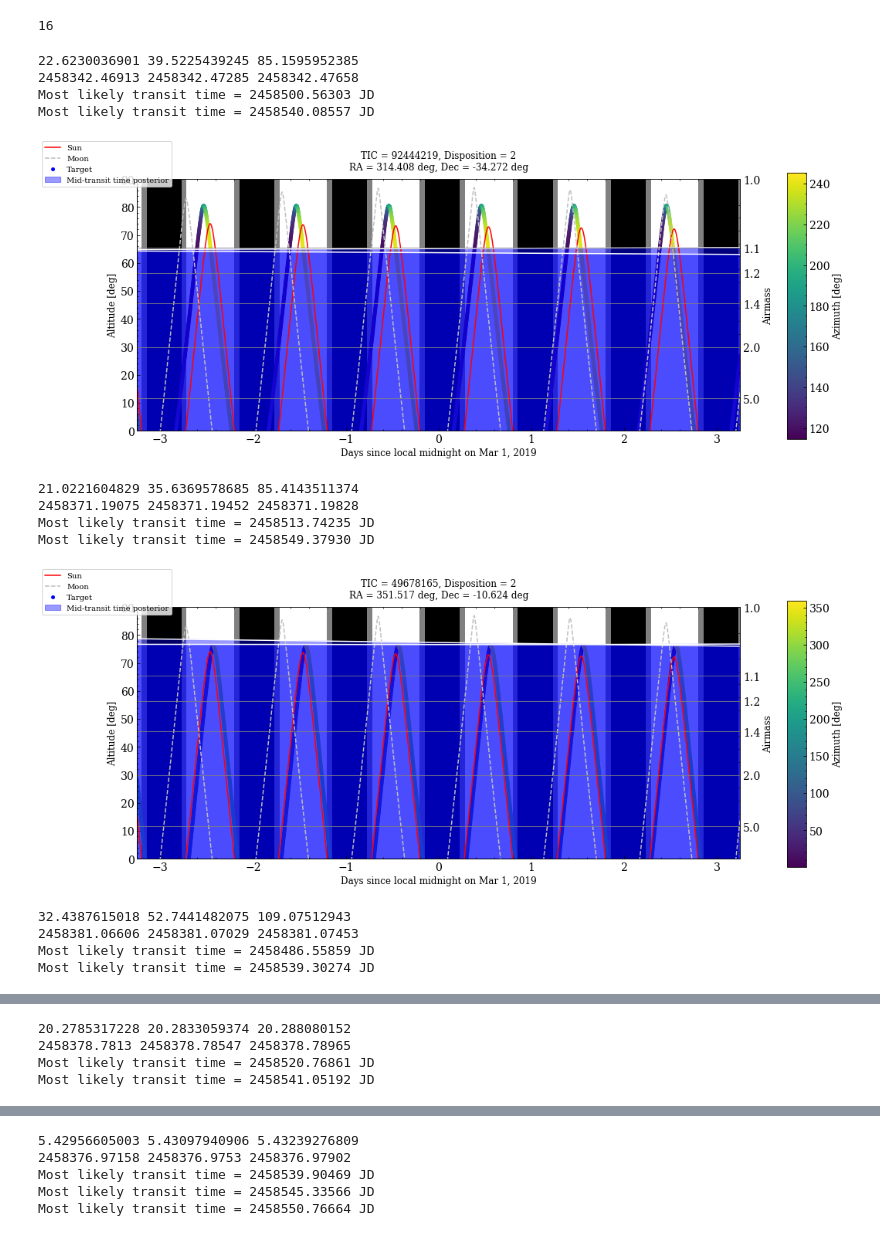
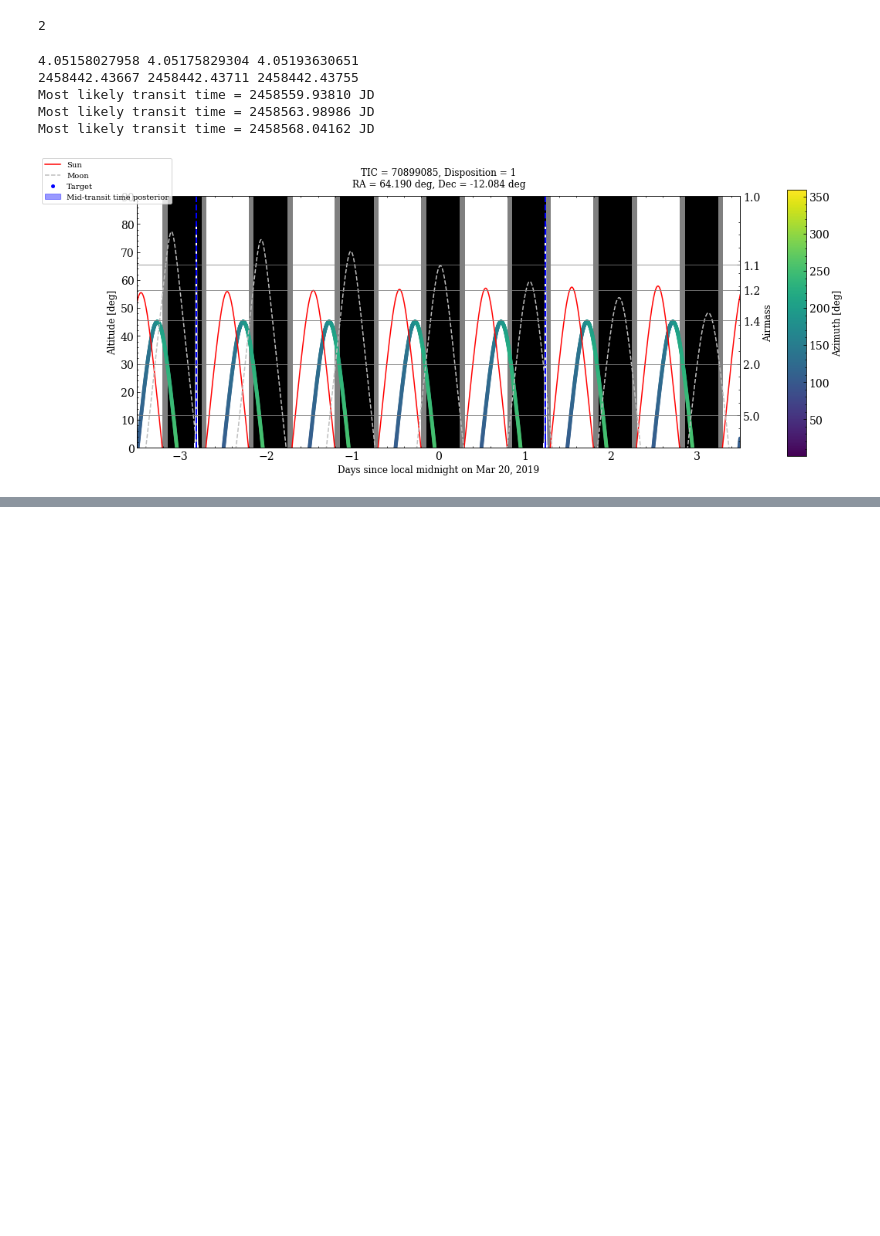
Before and after one commit to r-cloutier/mdwarfparams, a Jupyter notebook: Dragonfly_visibility.ipynb, the cells around one changed output, grey strips where cells are left out. Cells and saved outputs as stored; diff of their text form; code cells hidden in the pictures; blank space fills up the shorter version.

Commit message:
checked visibility of sector 5 and 6 targets. no luck

```diff
--- a/Dragonfly_visibility.ipynb
+++ b/Dragonfly_visibility.ipynb
@@ -11,12 +12,12 @@ import matplotlib.ticker
 %matplotlib inline
 # %%
 # get planet data
-self = loadpickle('PipelineResults_TIC/TIC_results_0_10000_det_8d4')
+self = loadpickle('PipelineResults_TIC_sector5/TIC_results_0_10000_det')
 g = self.disposition_human >= 0
 #assert g.sum() == 21
 print g.sum()
 # %% [output]
-16
+2
 # %%
 # get ephemerides
 g1 = np.in1d(self.disposition_human, [2,2.5])
@@ -43,7 +44,7 @@ dispositions_human = np.append(self.disposition_human[g1], self.disposition_huma
 #dispositions_human = self.disposition_human[g]
 # %%
 # define plotting functions
-def plot_visibility(TIC, disposition, ra_deg, dec_deg, loc, UTCoffset,
+def plot_visibility(TIC, disposition, ra_deg, dec_deg, loc, UTCoffset, pltfolder='DragonflyPlots',
                     Ps=np.zeros(0), T0s=np.zeros(0), duration_days=6, saveplt=False):
     '''Plot the visibility (i.e. altitude or airmass) of a source from a fixed ground-based observatory.'''
     c = SkyCoord(ra_deg, dec_deg, frame='icrs', unit='deg')
@@ -125,12 +126,11 @@ def plot_visibility(TIC, disposition, ra_deg, dec_deg, loc, UTCoffset,
     #ax2.set_xticks(xticks)
     #ax2.set_xticklabels(xticklabels)
     fig.legend(loc='upper left')
-    folder = 'DragonflyPlots/DragonflyPlots_sector12_NGTS'
     try:
-        os.mkdir(folder)
+        os.mkdir(pltfolder)
     except OSError:
         pass
-    plt.savefig('%s/Dragonfly_visibility_TIC%i.png'%(folder, TIC))
+    plt.savefig('%s/Dragonfly_visibility_TIC%i.png'%(pltfolder, TIC))
     plt.show()
 
 
@@ -163,32 +163,25 @@ def _compute_transit_times(P, ehiP, eloP, T0, ehiT0, eloT0, UTCoffset_obssite,
     return y_edges, x_edges, Tmids
 # %%
 # define observing location
-#lat = 32 + 54./60       # New mexico skies
-#lon = -105 + 32./60
+lat = 32 + 54./60       # New mexico skies
+lon = -105 + 32./60
+elevation = 2635        # meters
+UTCoffset = -6*u.hour   # New mexico
+#lat = -24 - 36./60      # NGTS at Paranal
+#lon = -70 - 23./60
 #elevation = 2635        # meters
-#UTCoffset = -6*u.hour   # New mexico
-lat = -24 - 36./60      # NGTS at Paranal
-lon = -70 - 23./60
-elevation = 2635        # meters
-UTCoffset = -4*u.hour   # New mexico
+#UTCoffset = -4*u.hour   # New mexico
 loc = EarthLocation(lat=lat*u.deg, lon=lon*u.deg, height=elevation*u.m)
-date_mid, date_str = '2019-3-1 00:00:00', 'Mar 1, 2019'
+date_mid, date_str = '2019-3-20 00:00:00', 'Mar 20, 2019'
 # %%
-for i in range(tics.size):
+for i in range(1,tics.size):
     plot_visibility(tics[i], dispositions_human[i], ras[i], decs[i], loc, UTCoffset, Ps=[Ps[i],ehiPs[i],eloPs[i]],
-                    T0s=[T0s[i],ehiT0s[i],eloT0s[i]], duration_days=6.5, saveplt=True)
+                    T0s=[T0s[i],ehiT0s[i],eloT0s[i]], duration_days=7, saveplt=True,
+                    pltfolder='DragonflyPlots/DragonflyPlots_sector5')
 # %% [output]
-22.6230036901 39.5225439245 85.1595952385
-2458342.46913 2458342.47285 2458342.47658
-Most likely transit time = 2458500.56303 JD
-Most likely transit time = 2458540.08557 JD
+4.05158027958 4.05175829304 4.05193630651
+2458442.43667 2458442.43711 2458442.43755
+Most likely transit time = 2458559.93810 JD
+Most likely transit time = 2458563.98986 JD
+Most likely transit time = 2458568.04162 JD
-[figure, old version]
+[figure, new version]
-21.0221604829 35.6369578685 85.4143511374
-2458371.19075 2458371.19452 2458371.19828
-Most likely transit time = 2458513.74235 JD
-Most likely transit time = 2458549.37930 JD
-[figure, removed]
-32.4387615018 52.7441482075 109.07512943
-2458381.06606 2458381.07029 2458381.07453
-Most likely transit time = 2458486.55859 JD
-Most likely transit time = 2458539.30274 JD
@@ -196,4 +187,0 @@ Most likely transit time = 2458539.30274 JD
-20.2785317228 20.2833059374 20.288080152
-2458378.7813 2458378.78547 2458378.78965
-Most likely transit time = 2458520.76861 JD
-Most likely transit time = 2458541.05192 JD
@@ -201,5 +187,0 @@ Most likely transit time = 2458541.05192 JD
-5.42956605003 5.43097940906 5.43239276809
-2458376.97158 2458376.9753 2458376.97902
-Most likely transit time = 2458539.90469 JD
-Most likely transit time = 2458545.33566 JD
-Most likely transit time = 2458550.76664 JD
```
Also changed, not shown: parts of 6 cells of this notebook.
